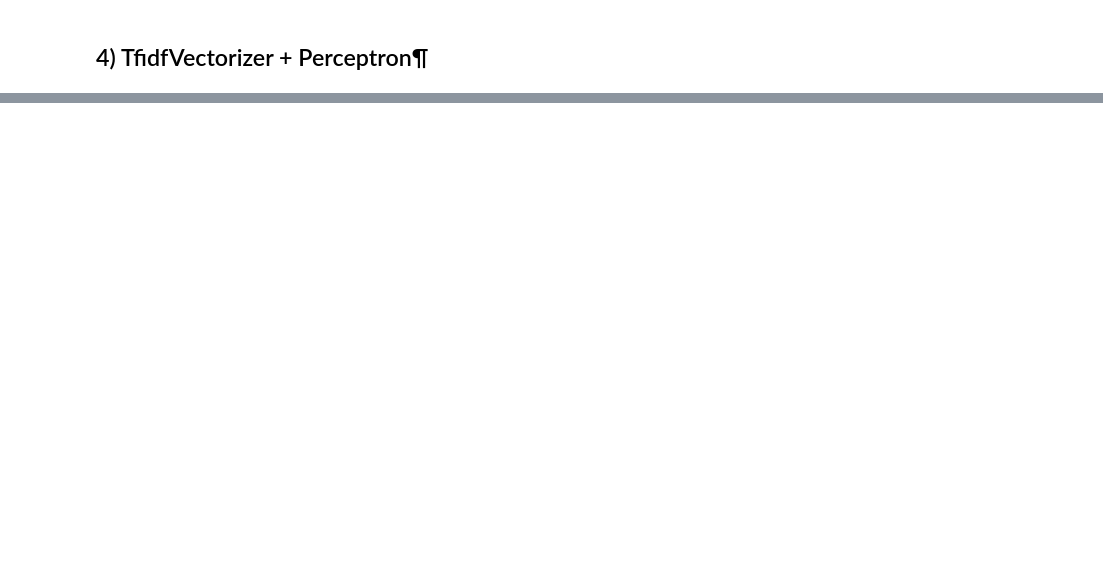
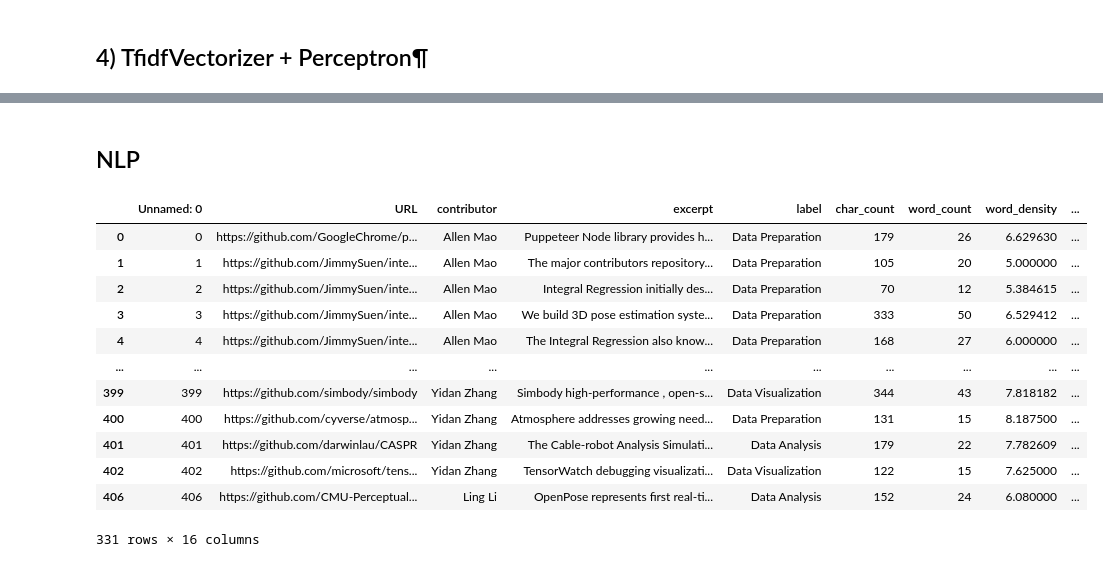
Before and after one commit to liling10822/FAMEF, a Jupyter notebook: Function_Train.ipynb, the cells around one changed output, grey strips where cells are left out. Saved outputs shown, nothing was run; the diff lists cells and outputs as text; code cells hidden in the pictures; blank space fills up the shorter version.

```diff
--- a/Function_Train.ipynb
+++ b/Function_Train.ipynb
@@ -422,0 +655,2 @@ Recall score  : 0.3636363636363636
+# %% [markdown]
+## NLP
@@ -422,0 +659,50 @@ Recall score  : 0.3636363636363636
+# %%
+description_corpura['char_count'] = description_corpura['excerpt'].apply(len)
+description_corpura['word_count'] = description_corpura['excerpt'].apply(lambda x: len(x.split()))
+description_corpura['word_density'] = description_corpura['char_count'] / (description_corpura['word_count']+1)
+description_corpura['punctuation_count'] = description_corpura['excerpt'].apply(lambda x: len("".join(_ for _ in x if _ in string.punctuation)))
+description_corpura['title_word_count'] = description_corpura['excerpt'].apply(lambda x: len([wrd for wrd in x.split() if wrd.istitle()]))
+description_corpura['upper_case_word_count'] = description_corpura['excerpt'].apply(lambda x: len([wrd for wrd in x.split() if wrd.isupper()]))
+# %%
+pos_family = {
+    'noun' : ['NN','NNS','NNP','NNPS'],
+    'pron' : ['PRP','PRP$','WP','WP$'],
+    'verb' : ['VB','VBD','VBG','VBN','VBP','VBZ'],
+    'adj' :  ['JJ','JJR','JJS'],
+    'adv' : ['RB','RBR','RBS','WRB']
+}
+
+# function to check and get the part of speech tag count of a words in a given sentence
+def check_pos_tag(x, flag):
+    cnt = 0
+    try:
+        wiki = textblob.TextBlob(x)
+        for tup in wiki.tags:
+            ppo = list(tup)[1]
+            if ppo in pos_family[flag]:
+                cnt += 1
+    except:
+        pass
+    return cnt
+
+description_corpura['noun_count'] = description_corpura['excerpt'].apply(lambda x: check_pos_tag(x, 'noun'))
+description_corpura['verb_count'] = description_corpura['excerpt'].apply(lambda x: check_pos_tag(x, 'verb'))
+description_corpura['adj_count'] = description_corpura['excerpt'].apply(lambda x: check_pos_tag(x, 'adj'))
+description_corpura['adv_count'] = description_corpura['excerpt'].apply(lambda x: check_pos_tag(x, 'adv'))
+description_corpura['pron_count'] = description_corpura['excerpt'].apply(lambda x: check_pos_tag(x, 'pron'))
+# %%
+description_corpura
+# %% [output]
+|  | Unnamed: 0 | URL | contributor | excerpt | label | char_count | word_count | word_density | ... |
+| 0 | 0 | https://github.com/GoogleChrome/p... | Allen Mao | Puppeteer Node library provides h... | Data Preparation | 179 | 26 | 6.629630 | ... |
+| 1 | 1 | https://github.com/JimmySuen/inte... | Allen Mao | The major contributors repository... | Data Preparation | 105 | 20 | 5.000000 | ... |
+| 2 | 2 | https://github.com/JimmySuen/inte... | Allen Mao | Integral Regression initially des... | Data Preparation | 70 | 12 | 5.384615 | ... |
+| 3 | 3 | https://github.com/JimmySuen/inte... | Allen Mao | We build 3D pose estimation syste... | Data Preparation | 333 | 50 | 6.529412 | ... |
+| 4 | 4 | https://github.com/JimmySuen/inte... | Allen Mao | The Integral Regression also know... | Data Preparation | 168 | 27 | 6.000000 | ... |
+| ... | ... | ... | ... | ... | ... | ... | ... | ... | ... |
+| 399 | 399 | https://github.com/simbody/simbody | Yidan Zhang | Simbody high-performance , open-s... | Data Visualization | 344 | 43 | 7.818182 | ... |
+| 400 | 400 | https://github.com/cyverse/atmosp... | Yidan Zhang | Atmosphere addresses growing need... | Data Preparation | 131 | 15 | 8.187500 | ... |
+| 401 | 401 | https://github.com/darwinlau/CASPR | Yidan Zhang | The Cable-robot Analysis Simulati... | Data Analysis | 179 | 22 | 7.782609 | ... |
+| 402 | 402 | https://github.com/microsoft/tens... | Yidan Zhang | TensorWatch debugging visualizati... | Data Visualization | 122 | 15 | 7.625000 | ... |
+| 406 | 406 | https://github.com/CMU-Perceptual... | Ling Li | OpenPose represents first real-ti... | Data Analysis | 152 | 24 | 6.080000 | ... |
+331 rows × 16 columns
```
Also changed, not shown: parts of 25 cells of this notebook, 3 other files.
